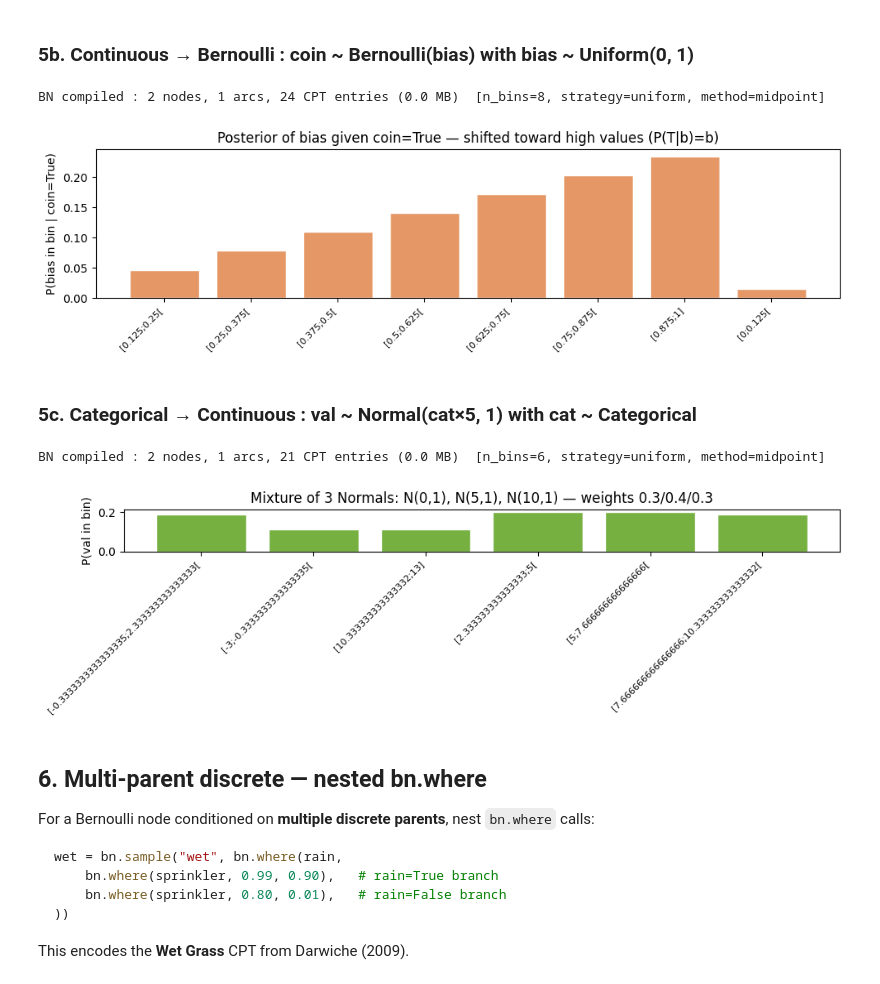
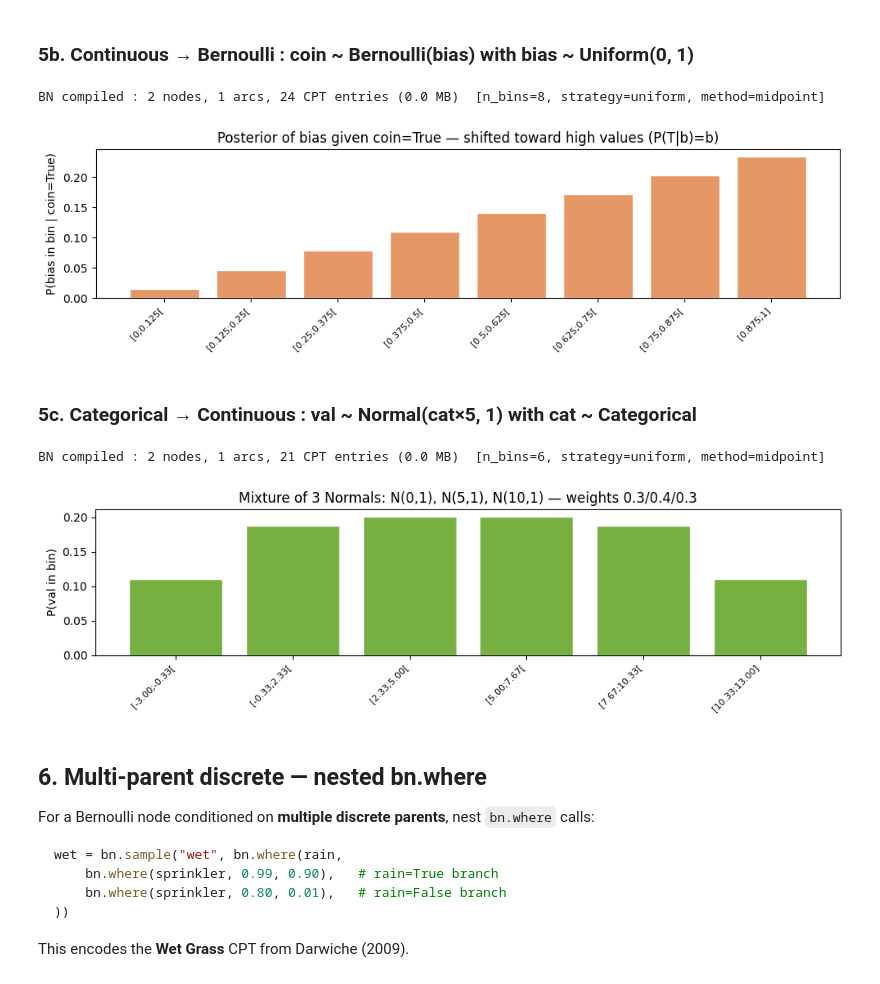
Before and after one commit to lou-tbn/Bnpyro, a Jupyter notebook: Bnpyro_Tutorial.ipynb, the cells around one changed output. Drawn from its saved outputs; the diff is of its cells as text; code cells hidden in the pictures.

```diff
--- a/Bnpyro_Tutorial.ipynb
+++ b/Bnpyro_Tutorial.ipynb
@@ -266,43 +348,61 @@ coin  = bn_cb.sample('coin',
 bn_cb.compile()
 p_cb = bn_cb.query('bias', evidence={'coin': True})
 
+def _interval_start(s):
+    return float(s.split(';')[0].lstrip('['))
+
 fig, ax = plt.subplots(figsize=(10, 3))
-labels = sorted(p_cb.keys())
-ax.bar(range(len(labels)), [p_cb[k] for k in labels], color='#E59866', edgecolor='white')
-ax.set_xticks(range(len(labels)))
-ax.set_xticklabels(labels, rotation=45, ha='right', fontsize=8)
+sorted_labels = sorted(p_cb.keys(), key=_interval_start)
+ax.bar(range(len(sorted_labels)), [p_cb[k] for k in sorted_labels], color='#E59866', edgecolor='white')
+ax.set_xticks(range(len(sorted_labels)))
+ax.set_xticklabels(sorted_labels, rotation=45, ha='right', fontsize=8)
 ax.set_ylabel('P(bias in bin | coin=True)')
 ax.set_title('Posterior of bias given coin=True — shifted toward high values (P(T|b)=b)')
 plt.tight_layout()
 plt.show()
 # %% [output]
 BN compiled : 2 nodes, 1 arcs, 24 CPT entries (0.0 MB)  [n_bins=8, strategy=uniform, method=midpoint]
-[figure, old version]
+[figure, new version]
 # %% [markdown]
 ### 5c. Categorical → Continuous : val ~ Normal(cat×5, 1) with cat ~ Categorical
 # %%
 bn_cc = BNppl(n_bins=6)
 cat   = bn_cc.sample('cat', Categorical([0.3, 0.4, 0.3]))
 val   = bn_cc.sample('val',
     lambda c: Normal(c * 5.0, 1.0),
     parents=[cat]
 )
 
 bn_cc.compile()
 p_cc = bn_cc.query('val')
 
+def _interval_start(s):
+    return float(s.split(';')[0].lstrip('['))
+
+def _fmt_interval(s):
+    try:
+        lo, rest = s[0], s[1:]
+        parts = rest.split(';')
+        a = float(parts[0])
+        hi = parts[1][-1]
+        b = float(parts[1][:-1])
+        return f"{lo}{a:.2f};{b:.2f}{hi}"
+    except Exception:
+        return s
+
 fig, ax = plt.subplots(figsize=(10, 3))
-labels = sorted(p_cc.keys())
-ax.bar(range(len(labels)), [p_cc[k] for k in labels], color='#76B041', edgecolor='white')
-ax.set_xticks(range(len(labels)))
-ax.set_xticklabels(labels, rotation=45, ha='right', fontsize=8)
+sorted_labels = sorted(p_cc.keys(), key=_interval_start)
+display_labels = [_fmt_interval(k) for k in sorted_labels]
+ax.bar(range(len(sorted_labels)), [p_cc[k] for k in sorted_labels], color='#76B041', edgecolor='white')
+ax.set_xticks(range(len(sorted_labels)))
+ax.set_xticklabels(display_labels, rotation=45, ha='right', fontsize=8)
 ax.set_ylabel('P(val in bin)')
 ax.set_title('Mixture of 3 Normals: N(0,1), N(5,1), N(10,1) — weights 0.3/0.4/0.3')
 plt.tight_layout()
 plt.show()
 # %% [output]
 BN compiled : 2 nodes, 1 arcs, 21 CPT entries (0.0 MB)  [n_bins=6, strategy=uniform, method=midpoint]
-[figure, old version]
+[figure, new version]
 # %% [markdown]
 
 ## 6. Multi-parent discrete — nested bn.where
```
Also changed, not shown: parts of 17 cells of this notebook, 2 other files.
